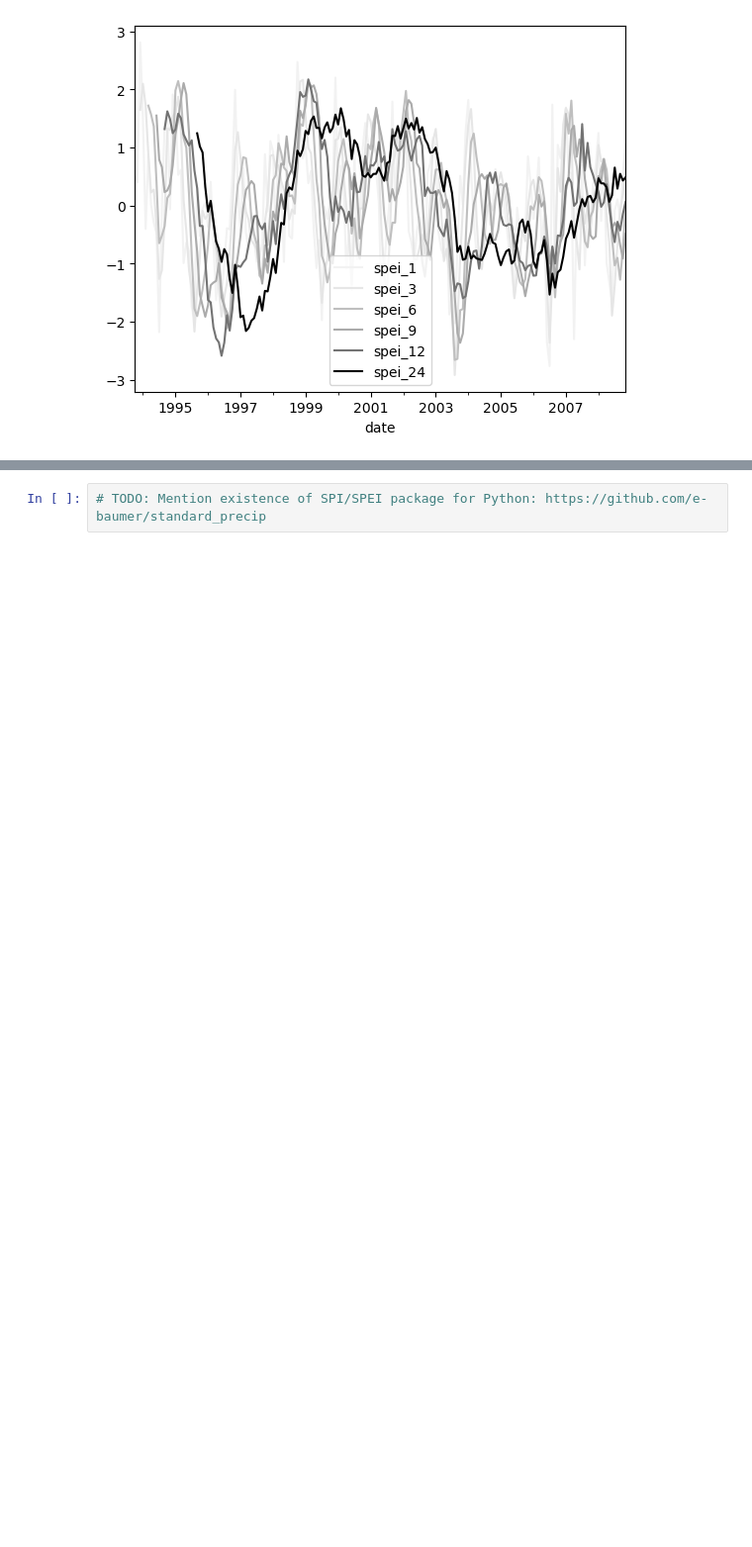
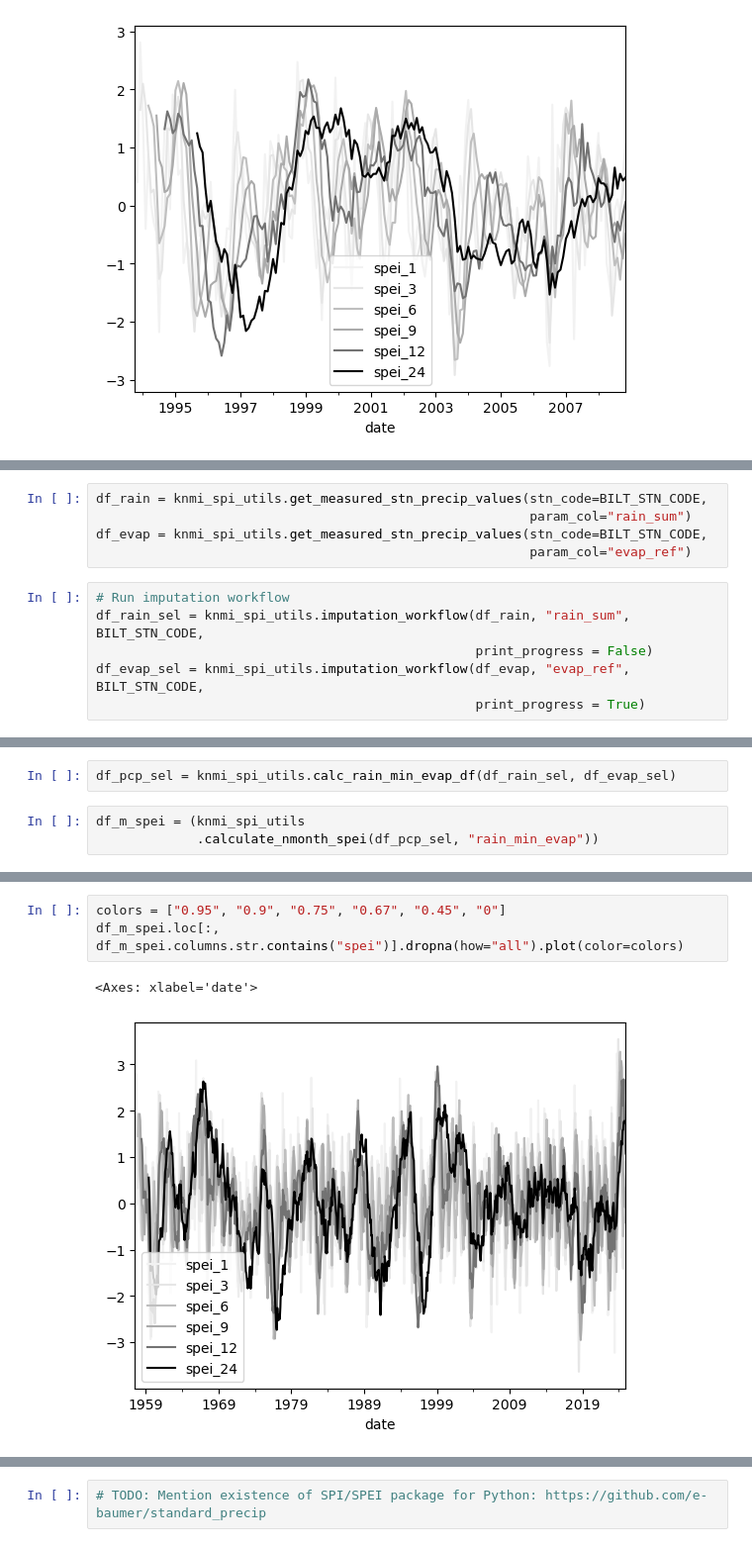
Before and after one commit to tomrooijakkers/data-science-portfolio, a Jupyter notebook: knmi-weather/03-knmi_drought_analysis.ipynb, the cells around one changed output, grey strips where cells are left out. Shown at 99% size. Cells and saved outputs as stored; diff of their text form; blank space fills up the shorter version.

Commit message:
Finalize heatmap visualization; further code refactoring

```diff
--- a/knmi-weather/03-knmi_spi_spei_analysis.ipynb
+++ b/knmi-weather/03-knmi_drought_analysis.ipynb
@@ -1206,0 +1229,11 @@ events_df.sort_values(f"severe_drought_spei_{spei_timeframe_m}_magnitude", ascen
+# %%
+df_rain = knmi_spi_utils.get_measured_stn_precip_values(stn_code=BILT_STN_CODE,
+                                                        param_col="rain_sum")
+df_evap = knmi_spi_utils.get_measured_stn_precip_values(stn_code=BILT_STN_CODE,
+                                                        param_col="evap_ref")
+# %%
+# Run imputation workflow
+df_rain_sel = knmi_spi_utils.imputation_workflow(df_rain, "rain_sum", BILT_STN_CODE,
+                                                 print_progress = False)
+df_evap_sel = knmi_spi_utils.imputation_workflow(df_evap, "evap_ref", BILT_STN_CODE,
+                                                 print_progress = True)
@@ -1206,0 +1258,5 @@ events_df.sort_values(f"severe_drought_spei_{spei_timeframe_m}_magnitude", ascen
+# %%
+df_pcp_sel = knmi_spi_utils.calc_rain_min_evap_df(df_rain_sel, df_evap_sel)
+# %%
+df_m_spei = (knmi_spi_utils
+             .calculate_nmonth_spei(df_pcp_sel, "rain_min_evap"))
@@ -1206,0 +1280,6 @@ events_df.sort_values(f"severe_drought_spei_{spei_timeframe_m}_magnitude", ascen
+# %%
+colors = ["0.95", "0.9", "0.75", "0.67", "0.45", "0"]
+df_m_spei.loc[:, df_m_spei.columns.str.contains("spei")].dropna(how="all").plot(color=colors)
+# %% [output]
+<Axes: xlabel='date'>
+[figure, added]
```
Also changed, not shown: parts of 17 cells of this notebook, 3 other files.
